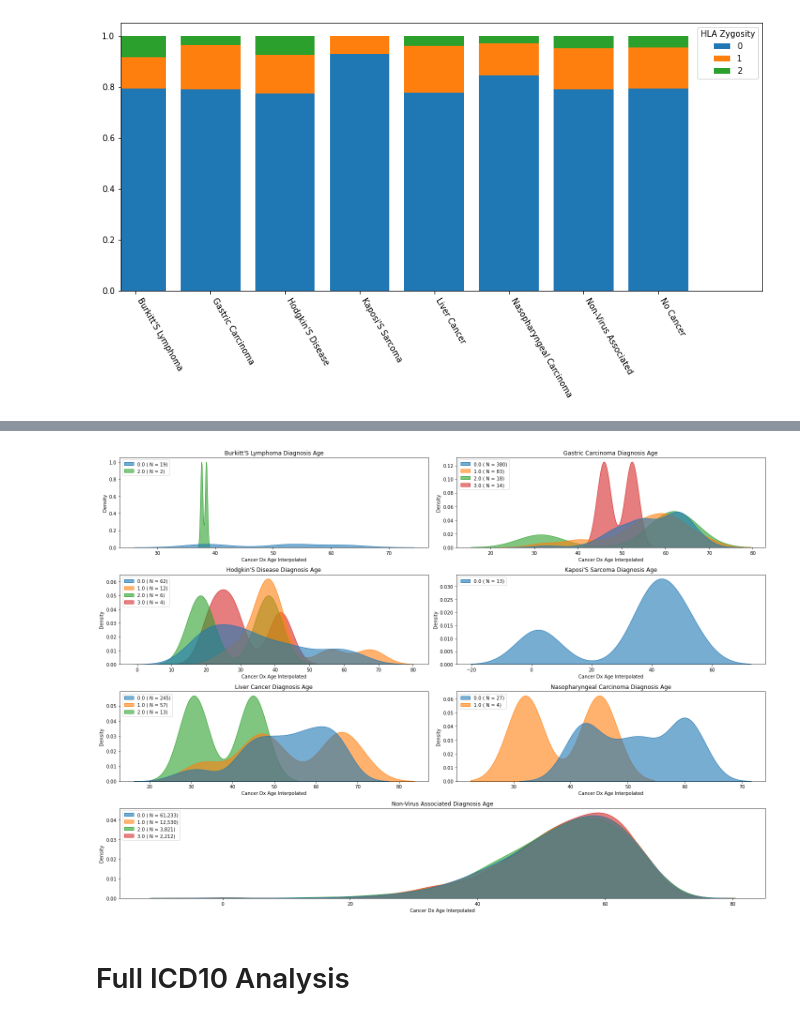
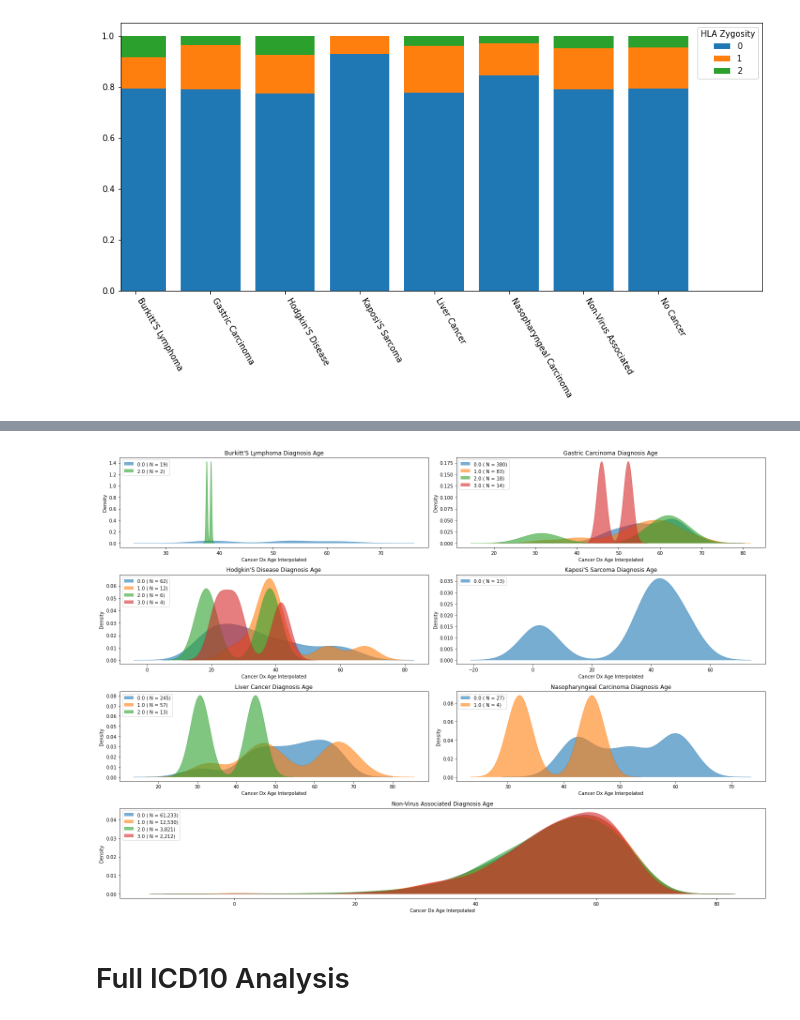
Before and after one commit to cole-khamnei/HLA_genotyping_associations, a Jupyter notebook: notebooks/cancer_ICD10_EDA.ipynb, the cells around one changed output, grey strips where cells are left out. Saved outputs shown, nothing was run; the diff lists cells and outputs as text; code cells hidden in the pictures.

```diff
--- a/notebooks/cancer_ICD10_EDA.ipynb
+++ b/notebooks/cancer_ICD10_EDA.ipynb
@@ -286,8 +286,9 @@ x, y, hue = "cancer_dx_age_interpolated", "density", "sex"
 
 fig, axes = create_subplot(len(grouping), width=20, height_per=3)
 for (cancer_type, subset), ax in zip(ICD10_data.groupby(["virus_associated_cancer"]), axes):
-    sns_wrapper(sns.kdeplot, data=subset, x=x, hue=hue, ax=ax, bw_method=.35, common_norm=False, shade=True)
-#     sns.histplot(data=subset, x=x, hue=hue, ax=ax, multiple="dodge", alpha=.3)
+#     sns_wrapper(sns.kdeplot, data=subset, x=x, hue=hue, ax=ax, bw_method=.35, common_norm=False, shade=True)
+    kde_plot(data=subset, x=x, hue=hue, ax=ax, bw=.35)
+
     add_plt_labels(ax, x=x, y=y)
     ax.set_title(f"{cancer_type.title()} Diagnosis Age")
     ax.legend(loc="upper left")
@@ -331,15 +332,15 @@ grouping = ICD10_data.query("sex == 'Male'").groupby(["virus_associated_cancer"]
 grouping = {label: subset for label, subset in grouping}
 
 x, y, hue = "cancer_dx_age_interpolated", "density", "zygosity"
+with Timer() as t:
+    fig, axes = create_subplot(len(grouping), width=20, height_per=3)
+    for (cancer_type, subset), ax in zip(ICD10_data.groupby(["virus_associated_cancer"]), axes):
+        kde_plot(data=subset, x=x, hue=hue, ax=ax, bw=.35)
 
-fig, axes = create_subplot(len(grouping), width=20, height_per=3)
-for (cancer_type, subset), ax in zip(ICD10_data.groupby(["virus_associated_cancer"]), axes):
-    sns_wrapper(sns.kdeplot, data=subset, x=x, hue=hue, ax=ax, bw_method=.35, common_norm=False, shade=True)
-#     sns.histplot(data=subset, x=x, hue=hue, ax=ax, multiple="dodge", alpha=.3)
-    add_plt_labels(ax, x=x, y=y)
-    ax.set_title(f"{str(cancer_type).title()} Diagnosis Age")
-    ax.legend(loc="upper left")
+        add_plt_labels(ax, x=x, y=y)
+        ax.set_title(f"{str(cancer_type).title()} Diagnosis Age")
+        ax.legend(loc="upper left")
 
-fig.tight_layout()
-fig.savefig("cancer_ICD10_plots/viral_associated_cancer_age_dx.png")
+    fig.tight_layout()
+    fig.savefig("cancer_ICD10_plots/viral_associated_cancer_age_dx.png")
 # %% [output]
@@ -346,4 +348,4 @@ fig.savefig("cancer_ICD10_plots/viral_associated_cancer_age_dx.png")
-[figure, old version]
+[figure, new version]
 # %% [markdown]
 # Full ICD10 Analysis
 # %%
```
Also changed, not shown: parts of 6 cells of this notebook, 22 other files.
